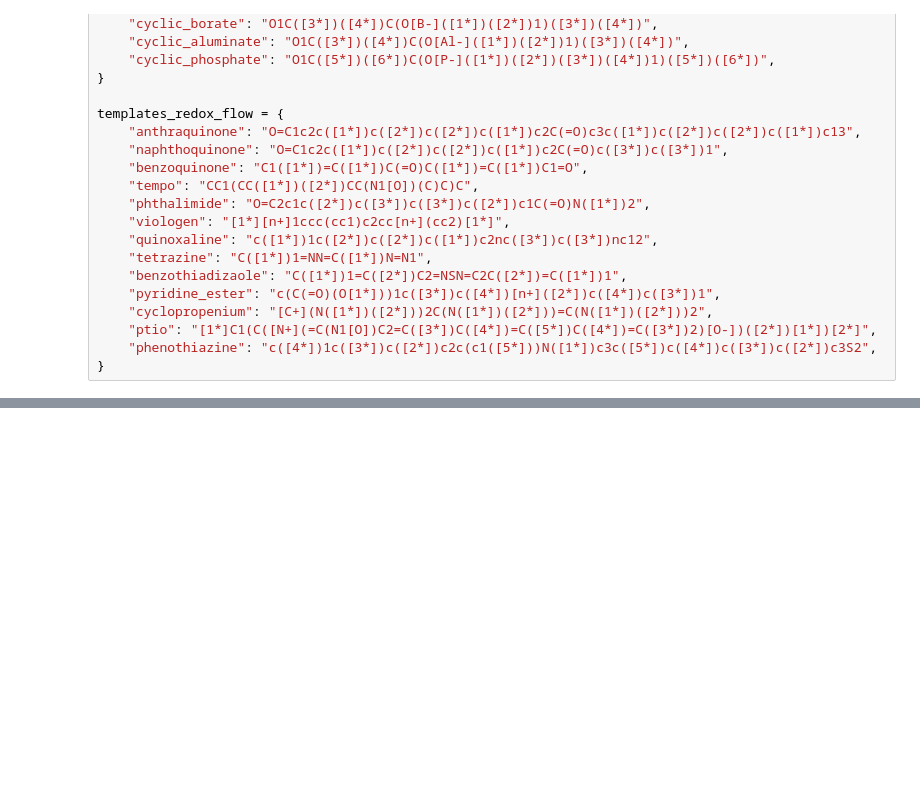
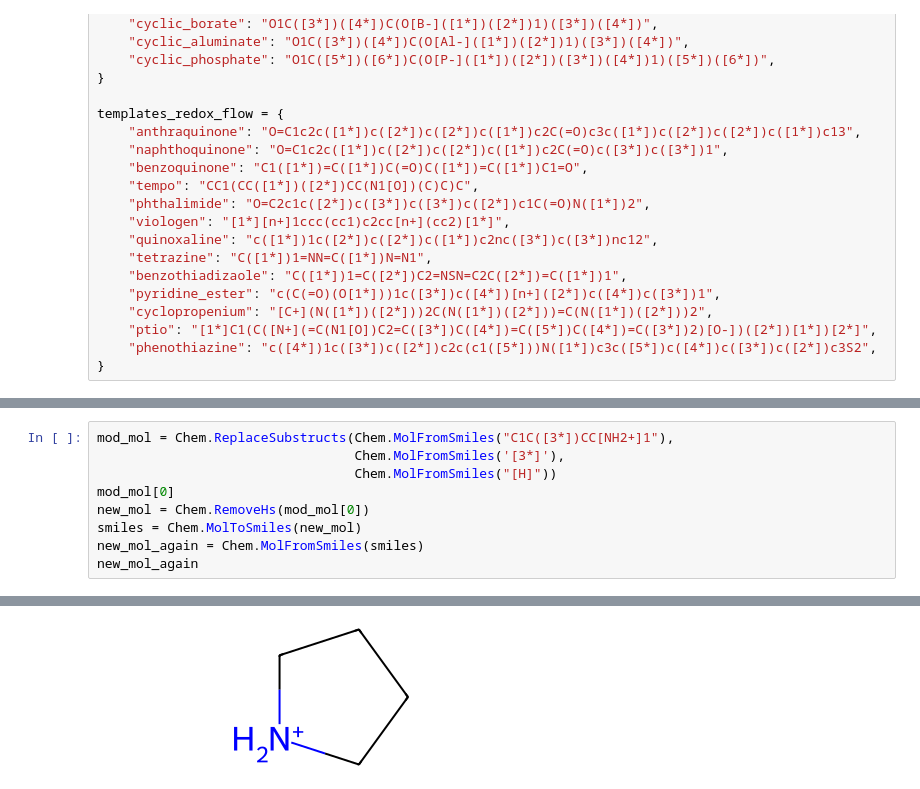
Before and after one commit to Open-Catalyst-Project/om-data, a Jupyter notebook: electrolytes/functionalization/functional_group_substitution.ipynb, the cells around one changed output, grey strips where cells are left out. Cells and saved outputs as stored; diff of their text form; blank space fills up the shorter version.

```diff
--- a/electrolytes/functionalization/functional_group_substitution.ipynb
+++ b/electrolytes/functionalization/functional_group_substitution.ipynb
@@ -86,0 +357,10 @@ Chem.Draw.MolsMatrixToGridImage(redox_mols, subImgSize=(300, 300))
+# %%
+mod_mol = Chem.ReplaceSubstructs(Chem.MolFromSmiles("C1C([3*])CC[NH2+]1"),
+                                 Chem.MolFromSmiles('[3*]'),
+                                 Chem.MolFromSmiles("[H]"))
+mod_mol[0]
+new_mol = Chem.RemoveHs(mod_mol[0])
+smiles = Chem.MolToSmiles(new_mol)
+new_mol_again = Chem.MolFromSmiles(smiles)
+new_mol_again
+# %% [output]
@@ -86,0 +368 @@ Chem.Draw.MolsMatrixToGridImage(redox_mols, subImgSize=(300, 300))
+[figure, added]
```
Also changed, not shown: parts of 13 cells of this notebook.
